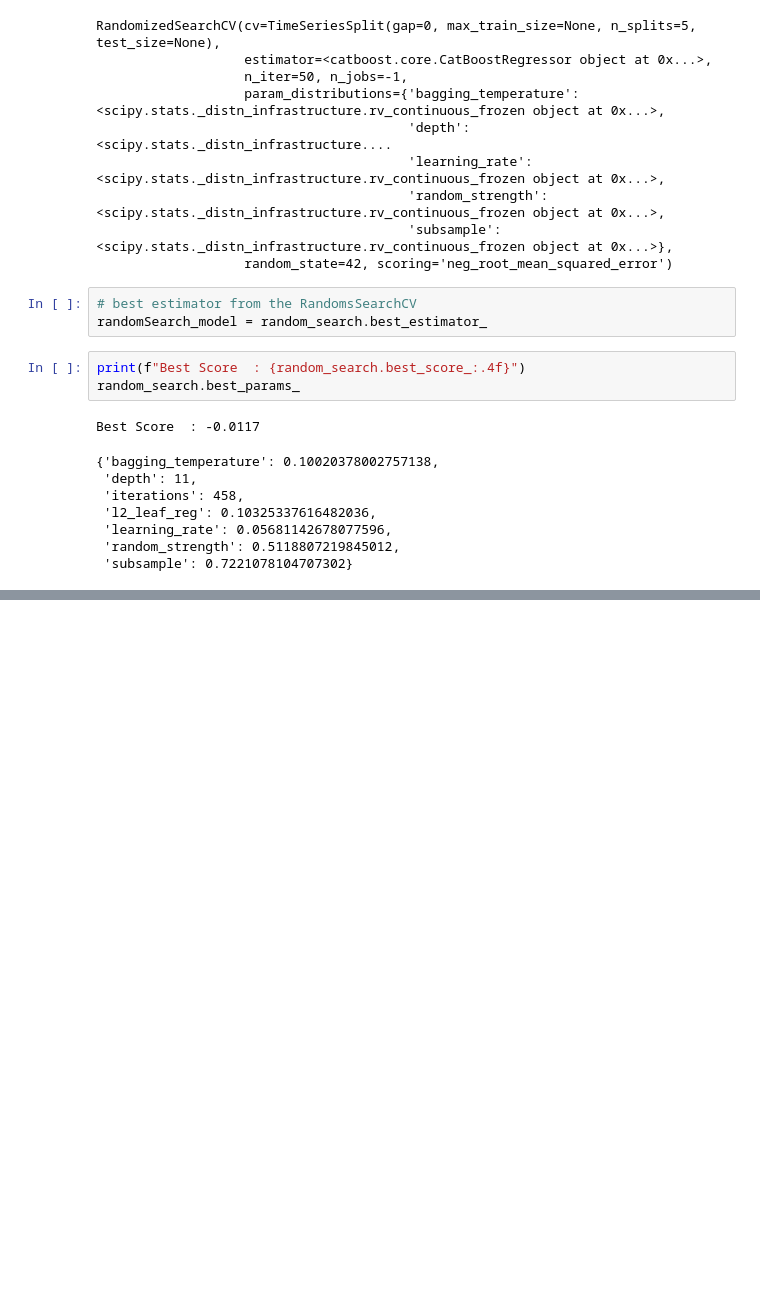
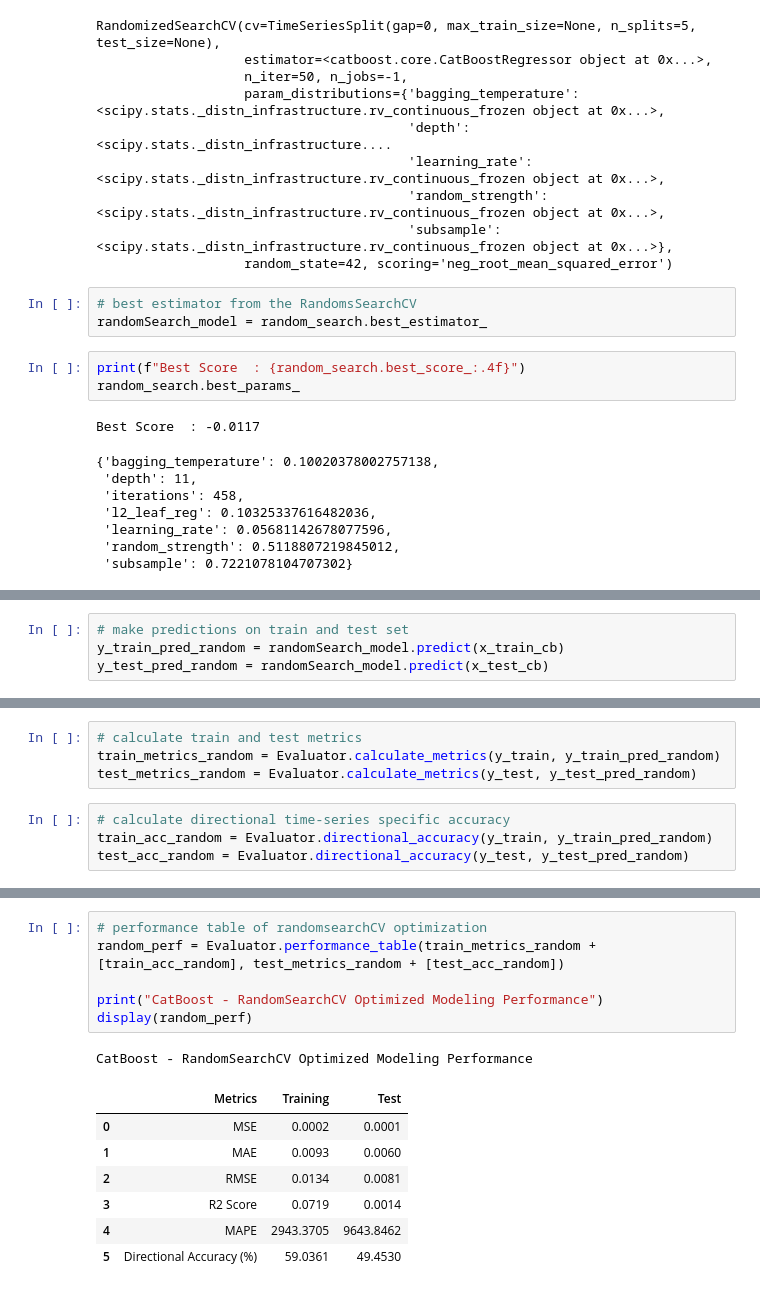
Before and after one commit to tshihab07/gold-price-forecasting, a Jupyter notebook: notebookes/model_CatBoost.ipynb, the cells around one changed output, grey strips where cells are left out. Drawn from its saved outputs; the diff is of its cells as text; blank space fills up the shorter version.

Commit message:
feat: apply model to make  prediction and evaluate the randomizedSearchCV model performance

```diff
--- a/notebookes/model_CatBoost.ipynb
+++ b/notebookes/model_CatBoost.ipynb
@@ -476,0 +479,4 @@ Best Score  : -0.0117
+# %%
+# make predictions on train and test set
+y_train_pred_random = randomSearch_model.predict(x_train_cb)
+y_test_pred_random = randomSearch_model.predict(x_test_cb)
@@ -476,0 +486,8 @@ Best Score  : -0.0117
+# %%
+# calculate train and test metrics
+train_metrics_random = Evaluator.calculate_metrics(y_train, y_train_pred_random)
+test_metrics_random = Evaluator.calculate_metrics(y_test, y_test_pred_random)
+# %%
+# calculate directional time-series specific accuracy
+train_acc_random = Evaluator.directional_accuracy(y_train, y_train_pred_random)
+test_acc_random = Evaluator.directional_accuracy(y_test, y_test_pred_random)
@@ -476,0 +502,15 @@ Best Score  : -0.0117
+# %%
+# performance table of randomsearchCV optimization
+random_perf = Evaluator.performance_table(train_metrics_random + [train_acc_random], test_metrics_random + [test_acc_random])
+
+print("CatBoost - RandomSearchCV Optimized Modeling Performance")
+display(random_perf)
+# %% [output]
+CatBoost - RandomSearchCV Optimized Modeling Performance
+|  | Metrics | Training | Test |
+| 0 | MSE | 0.0002 | 0.0001 |
+| 1 | MAE | 0.0093 | 0.0060 |
+| 2 | RMSE | 0.0134 | 0.0081 |
+| 3 | R2 Score | 0.0719 | 0.0014 |
+| 4 | MAPE | 2943.3705 | 9643.8462 |
+| 5 | Directional Accuracy (%) | 59.0361 | 49.4530 |
```
Also changed, not shown: parts of 3 cells of this notebook.
